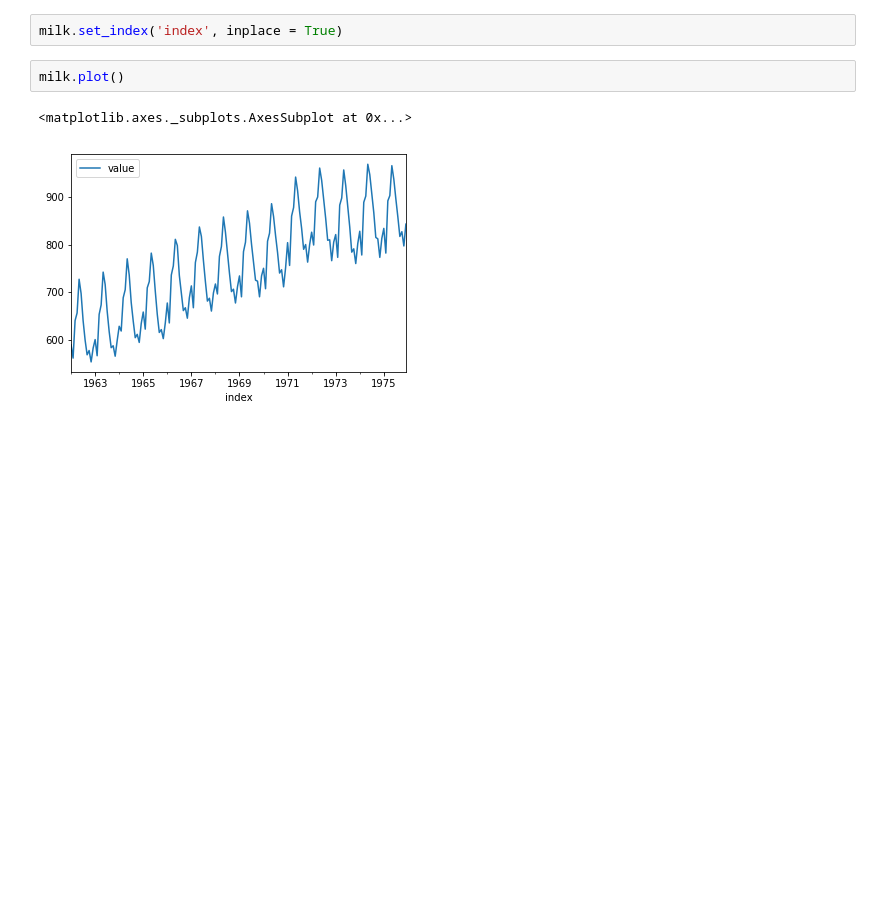
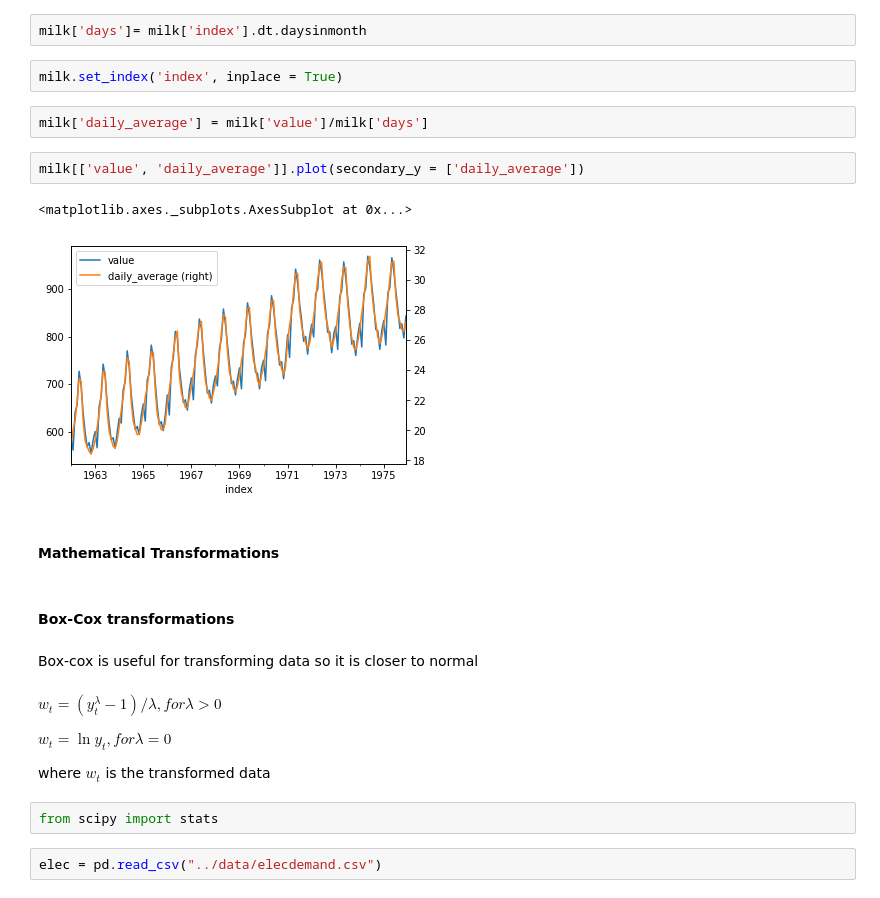
Before and after one commit to robahall/tswalkthrough, a Jupyter notebook: notebooks/2.0_rah_time_forecasters_toolbox.ipynb, the cells around one changed output. Drawn from its saved outputs; the diff is of its cells as text; blank space fills up the shorter version.

Commit message:
Updated with box-cox transform

```diff
--- a/notebooks/2.0_rah_time_forecasters_toolbox.ipynb
+++ b/notebooks/2.0_rah_time_forecasters_toolbox.ipynb
@@ -157,10 +157,30 @@ See more: https://stackoverflow.com/questions/37766353/pandas-to-datetime-parsin
 milk = pd.read_csv("../data/milk.csv")
 # %%
 milk['index'] = pd.to_datetime(milk['index'])
+# %%
+milk['days']= milk['index'].dt.daysinmonth
 # %%
 milk.set_index('index', inplace = True)
+# %%
+milk['daily_average'] = milk['value']/milk['days']
 # %%
-milk.plot()
+milk[['value', 'daily_average']].plot(secondary_y = ['daily_average'])
 # %% [output]
 <matplotlib.axes._subplots.AxesSubplot at 0x...>
-[figure, old version]
+[figure, new version]
+# %% [markdown]
+#### Mathematical Transformations
+# %% [markdown]
+#### Box-Cox transformations
+# %% [markdown]
+Box-cox is useful for transforming data so it is closer to normal
+# %% [markdown]
+$w_{t} = (y_{t}^{\lambda} - 1) / \lambda,  for \lambda > 0$
+
+$w_{t} = \ln{y_{t}},                       for \lambda = 0$
+
+where $w_{t}$ is the transformed data
+# %%
+from scipy import stats
+# %%
+elec = pd.read_csv("../data/elecdemand.csv")
```
Also changed, not shown: parts of 2 cells of this notebook.
